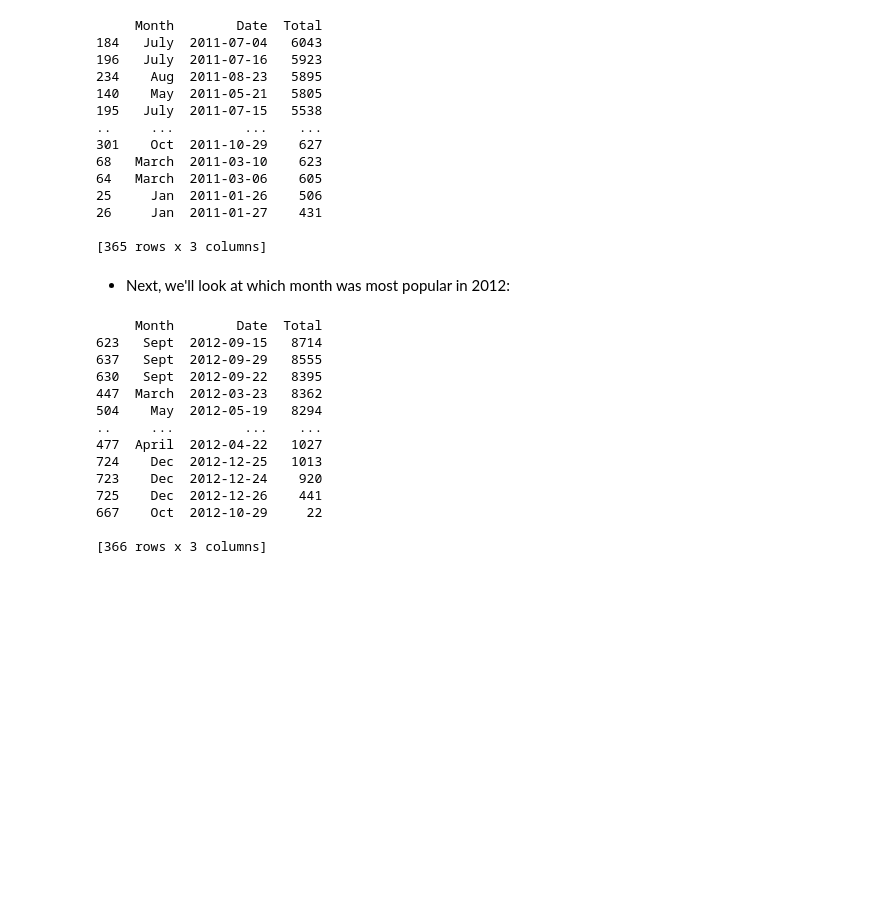
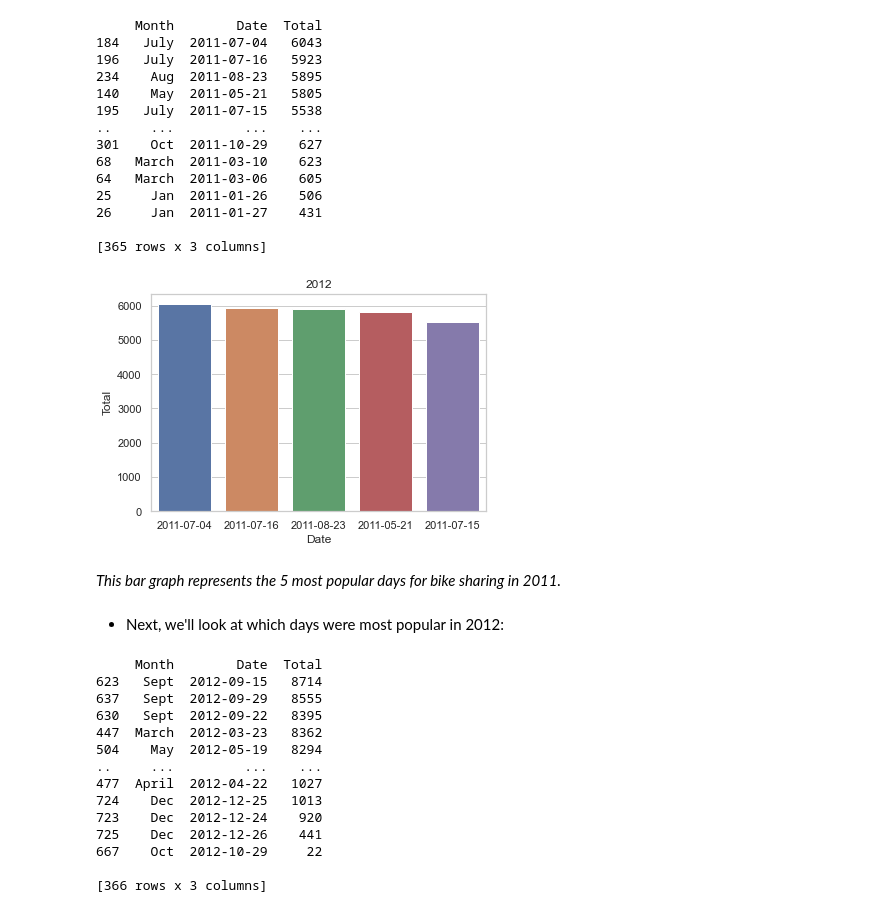
Before and after one commit to data301-2020-winter1/course-project-group_6021, a Jupyter notebook: analysis/Milestone2.ipynb, the cells around one changed output. Drawn from its saved outputs; the diff is of its cells as text; code cells hidden in the pictures; blank space fills up the shorter version.

```diff
--- a/analysis/Milestone2.ipynb
+++ b/analysis/Milestone2.ipynb
@@ -26,6 +27,6 @@ Next, we'll answer the following questions:
 # %%
-Q1 = tpd_eleven("../data/raw/day.csv")
-print(Q1)
+Q11 = tpd_eleven("../data/raw/day.csv")
+print(Q11)
 # %% [output]
      Month        Date  Total
 184   July  2011-07-04   6043
@@ -41,8 +42,18 @@ print(Q1)
 26     Jan  2011-01-27    431
 
 [365 rows x 3 columns]
+# %%
+Q11Bar = Q11.head()
+Q11Bar
+
+sns.set_theme(style="whitegrid")
+ax = sns.barplot(x="Date", y="Total", data=Q11Bar).set_title('2012')
+# %% [output]
+[figure, added]
+# %% [markdown]
+*This bar graph represents the 5 most popular days for bike sharing in 2011.*
 # %% [markdown]
-* Next, we'll look at which month was most popular in 2012:
+* Next, we'll look at which days were most popular in 2012:
 # %%
 Q12 = tpd_twelve("../data/raw/day.csv")
 print(Q12)
```
Also changed, not shown: parts of 13 cells of this notebook.
